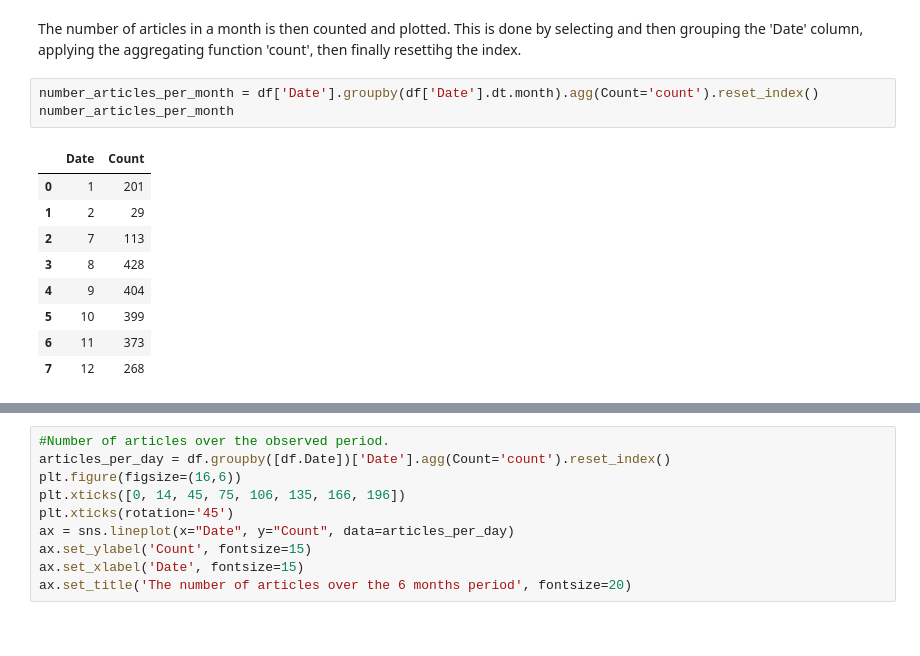
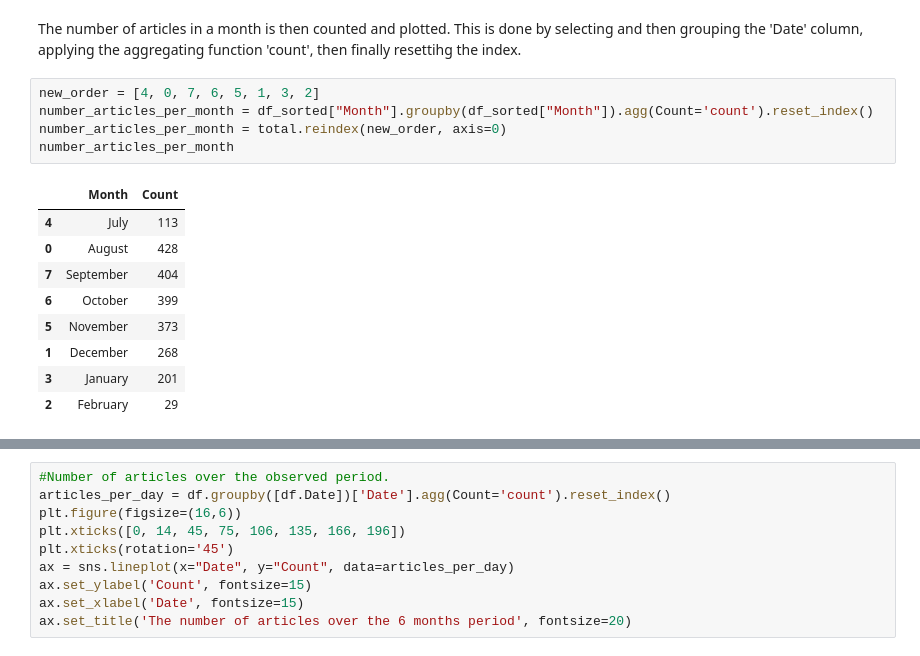
Before and after one commit to nicoleleman/HK_Protest_Analysis, a Jupyter notebook: HK Protest Analysis Project.ipynb, the cells around one changed output, grey strips where cells are left out. Saved outputs shown, nothing was run; the diff lists cells and outputs as text.

```diff
--- a/HK Protest Analysis Project.ipynb
+++ b/HK Protest Analysis Project.ipynb
@@ -149,17 +126,19 @@ df
 # %% [markdown]
 The number of articles in a month is then counted and plotted. This is done by selecting and then grouping the 'Date' column, applying the aggregating function 'count', then finally resettihg the index.
-# %%
-number_articles_per_month = df['Date'].groupby(df['Date'].dt.month).agg(Count='count').reset_index()
-number_articles_per_month
-# %% [output]
-|  | Date | Count |
-| 0 | 1 | 201 |
-| 1 | 2 | 29 |
-| 2 | 7 | 113 |
-| 3 | 8 | 428 |
-| 4 | 9 | 404 |
-| 5 | 10 | 399 |
-| 6 | 11 | 373 |
-| 7 | 12 | 268 |
+# %%
+new_order = [4, 0, 7, 6, 5, 1, 3, 2]
+number_articles_per_month = df_sorted["Month"].groupby(df_sorted["Month"]).agg(Count='count').reset_index()
+number_articles_per_month = total.reindex(new_order, axis=0)
+number_articles_per_month
+# %% [output]
+|  | Month | Count |
+| 4 | July | 113 |
+| 0 | August | 428 |
+| 7 | September | 404 |
+| 6 | October | 399 |
+| 5 | November | 373 |
+| 1 | December | 268 |
+| 3 | January | 201 |
+| 2 | February | 29 |
 # %%
 plt.figure(figsize=(16,6))
```
Also changed, not shown: parts of 21 cells of this notebook.
